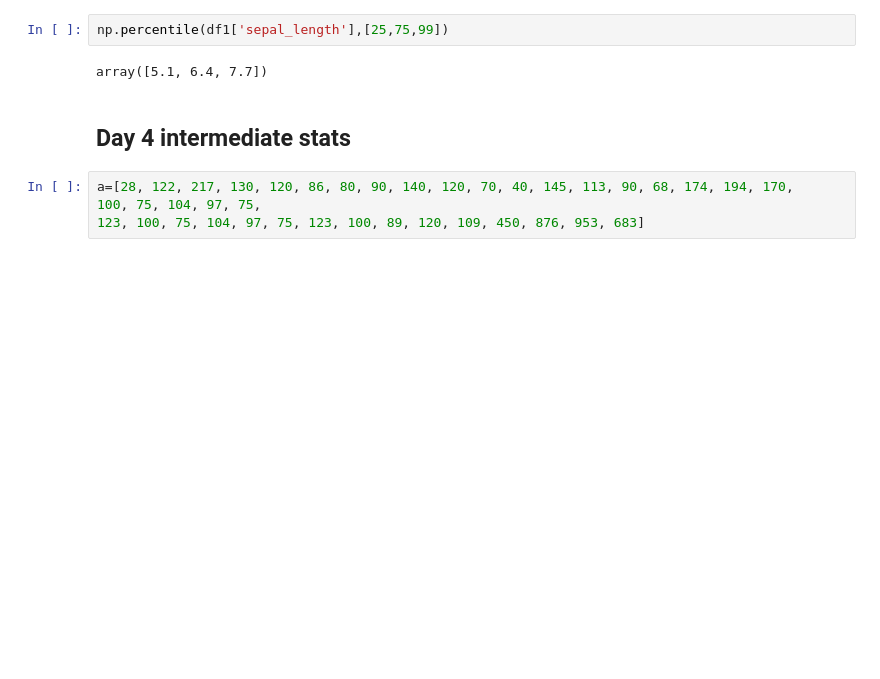
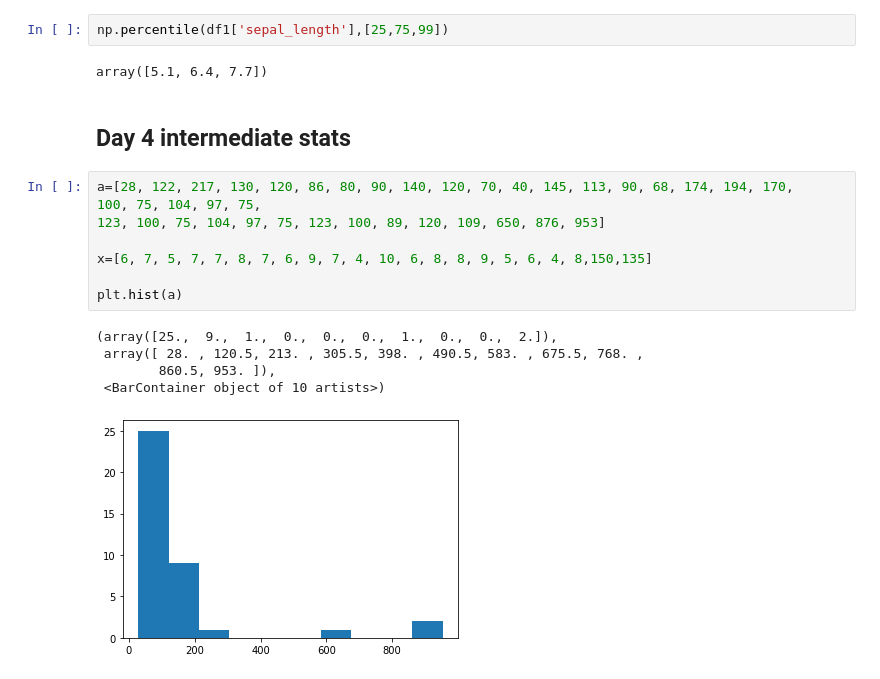
Before and after one commit to abagla18/ineuron_MLDL, a Jupyter notebook: statistics/3_live_intermediate_stats.ipynb, the cells around one changed output. Cells and saved outputs as stored; diff of their text form; blank space fills up the shorter version.

```diff
--- a/statistics/3_live_intermediate_stats.ipynb
+++ b/statistics/3_live_intermediate_stats.ipynb
@@ -77,4 +77,14 @@ array([5.1, 6.4, 7.7])
 # %%
 a=[28, 122, 217, 130, 120, 86, 80, 90, 140, 120, 70, 40, 145, 113, 90, 68, 174, 194, 170,
 100, 75, 104, 97, 75,
-123, 100, 75, 104, 97, 75, 123, 100, 89, 120, 109, 450, 876, 953, 683]
+123, 100, 75, 104, 97, 75, 123, 100, 89, 120, 109, 650, 876, 953]
+
+x=[6, 7, 5, 7, 7, 8, 7, 6, 9, 7, 4, 10, 6, 8, 8, 9, 5, 6, 4, 8,150,135]
+
+plt.hist(a)
+# %% [output]
+(array([25.,  9.,  1.,  0.,  0.,  0.,  1.,  0.,  0.,  2.]),
+ array([ 28. , 120.5, 213. , 305.5, 398. , 490.5, 583. , 675.5, 768. ,
+        860.5, 953. ]),
+ <BarContainer object of 10 artists>)
+[figure, added]
```
Also changed, not shown: parts of 7 cells of this notebook.
